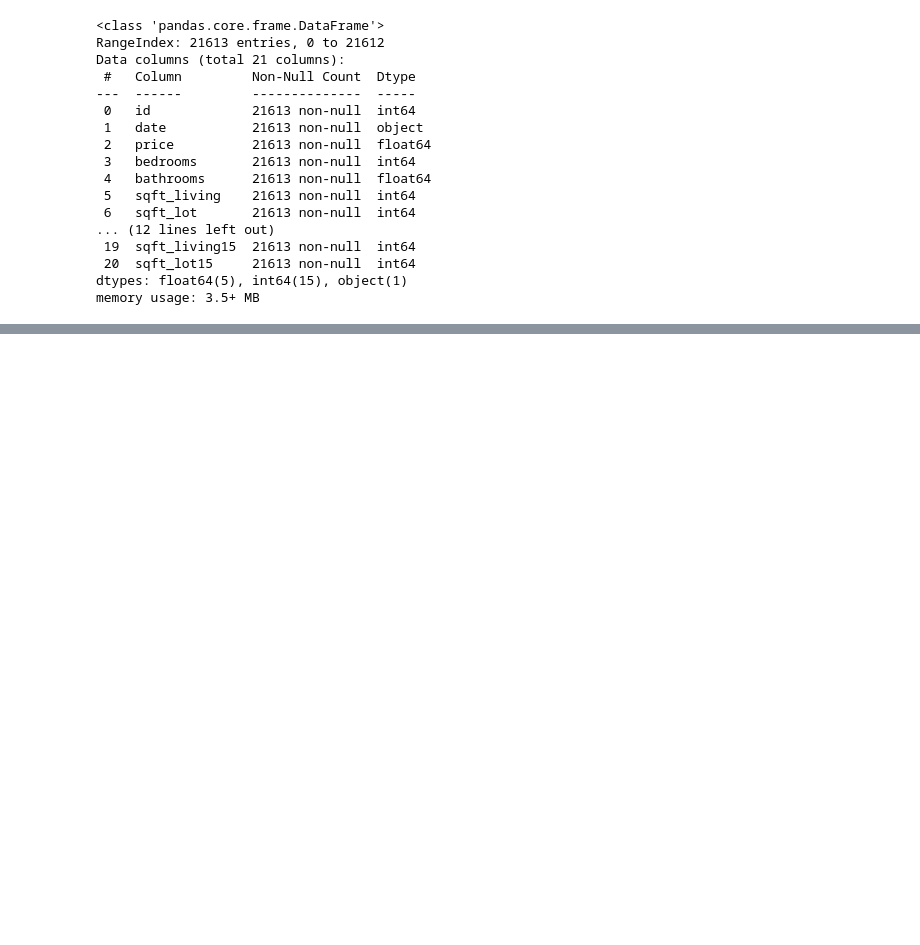
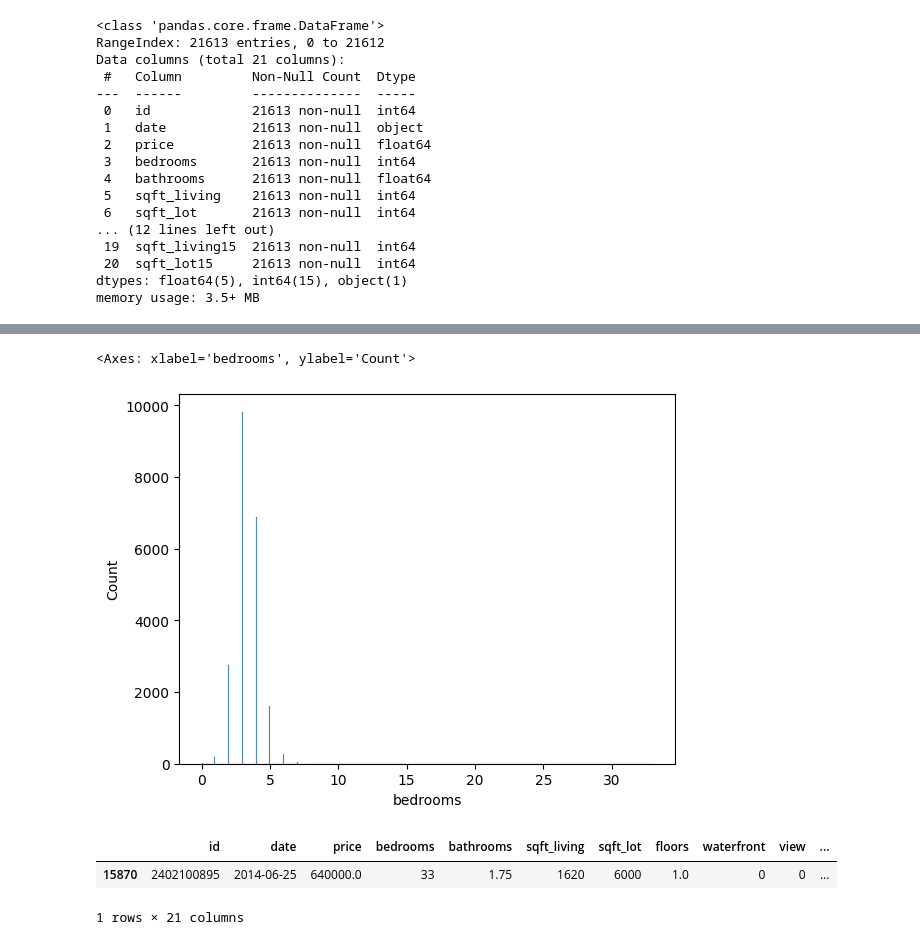
Before and after one commit to ChrlsY/schulich_data_science, a Jupyter notebook: my_notebook.ipynb, the cells around one changed output, grey strips where cells are left out. Drawn from its saved outputs; the diff is of its cells as text; code cells hidden in the pictures; blank space fills up the shorter version.

```diff
--- a/my_notebook.ipynb
+++ b/my_notebook.ipynb
@@ -42,0 +75,11 @@ memory usage: 3.5+ MB
+# %%
+sns.histplot(df['bedrooms'])
+# %% [output]
+<Axes: xlabel='bedrooms', ylabel='Count'>
+[figure, added]
+# %%
+df[df['bedrooms']==33]
+# %% [output]
+|  | id | date | price | bedrooms | bathrooms | sqft_living | sqft_lot | floors | waterfront | view | ... |
+| 15870 | 2402100895 | 2014-06-25 | 640000.0 | 33 | 1.75 | 1620 | 6000 | 1.0 | 0 | 0 | ... |
+1 rows × 21 columns
```
Also changed, not shown: parts of 26 cells of this notebook.
